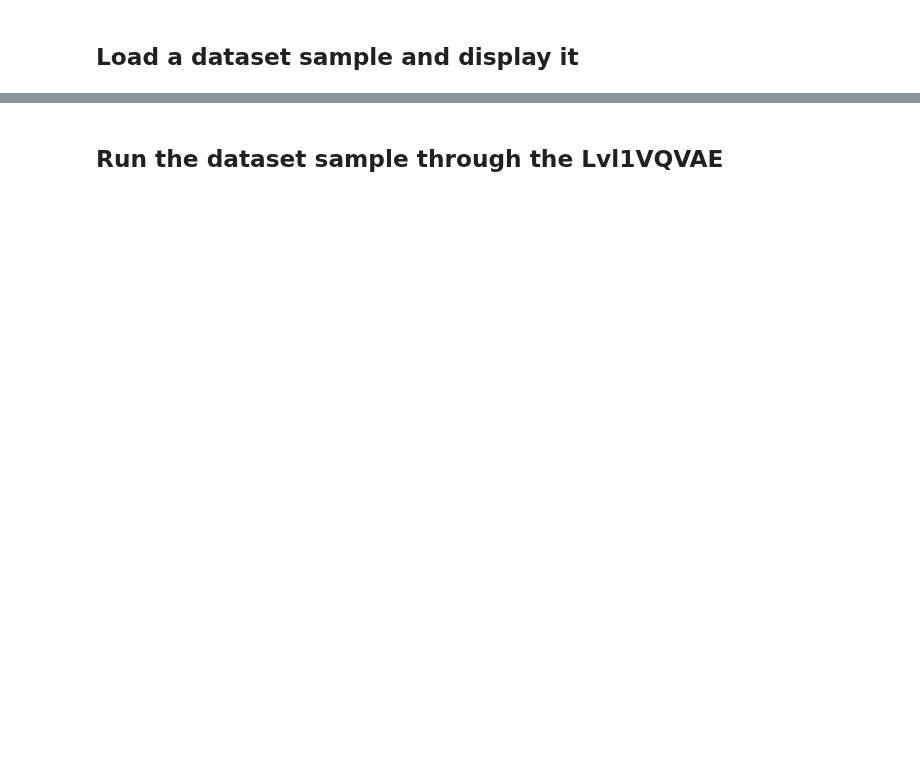
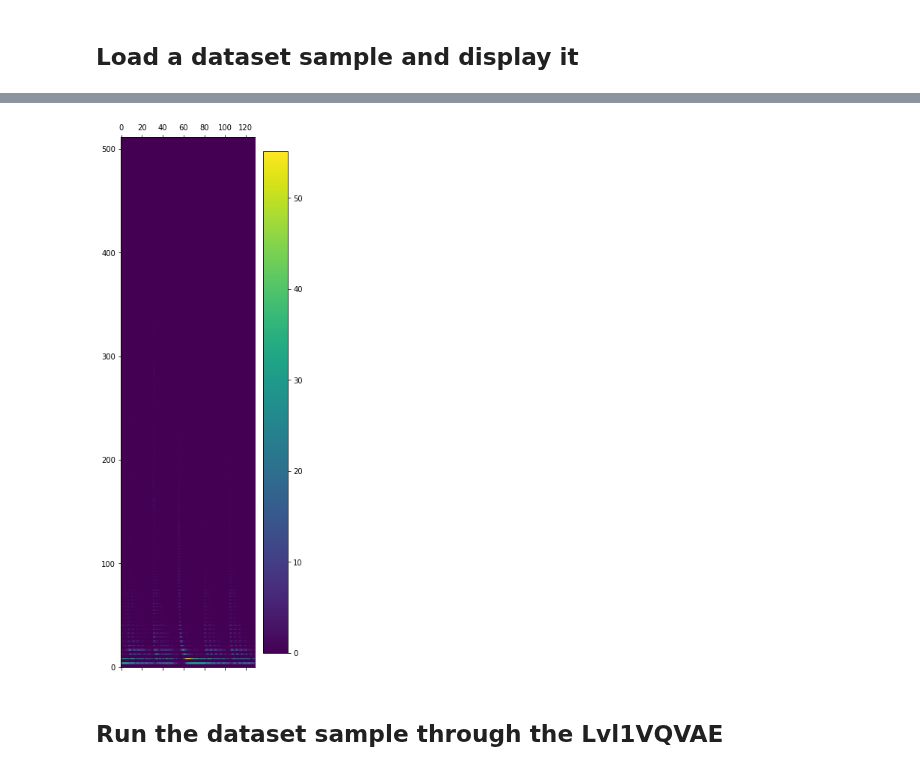
Before and after one commit to VovaTch/Infected_hdiff, a Jupyter notebook: test_lvl1_vqvae.ipynb, the cells around one changed output, grey strips where cells are left out. Cells and saved outputs as stored; diff of their text form; code cells hidden in the pictures; blank space fills up the shorter version.

```diff
--- a/test_lvl1_vqvae.ipynb
+++ b/test_lvl1_vqvae.ipynb
@@ -27,3 +28,6 @@ device = 'cuda' if torch.cuda.is_available() else 'cpu'
+# %%
+mel_spec_new = torchaudio.transforms.MelSpectrogram(n_fft=1024, hop_length=512, n_mels=256,
+                                                    pad_mode='reflect', power=1.0, norm= "slaney", mel_scale= "htk").to(device)
 # %% [markdown]
 ## Load the model
 # %%
@@ -98,4 +102,11 @@ Music file data/music_samples/000-datatensor.pt is loaded.
 [interactive output not drawn]
+# %%
+mel_spec = mel_spec_new(music_sample[0, ...].to(device))
+plt.matshow(mel_spec.cpu().detach().numpy(), origin='lower')
+plt.colorbar()
+plt.show()
+# %% [output]
+[figure, added]
 # %% [markdown]
 ## Run the dataset sample through the Lvl1VQVAE
 # %%
```
Also changed, not shown: parts of 9 cells of this notebook, 4 other files.
